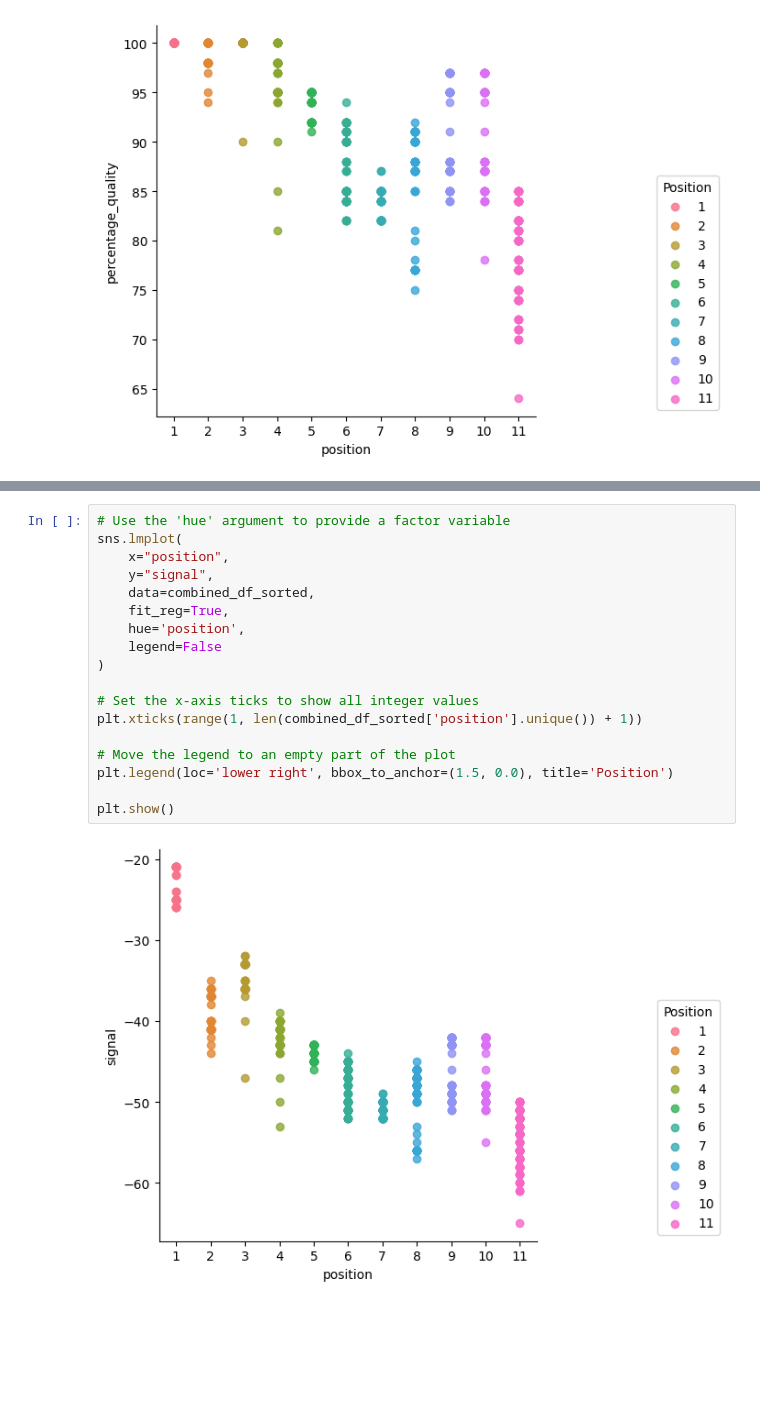
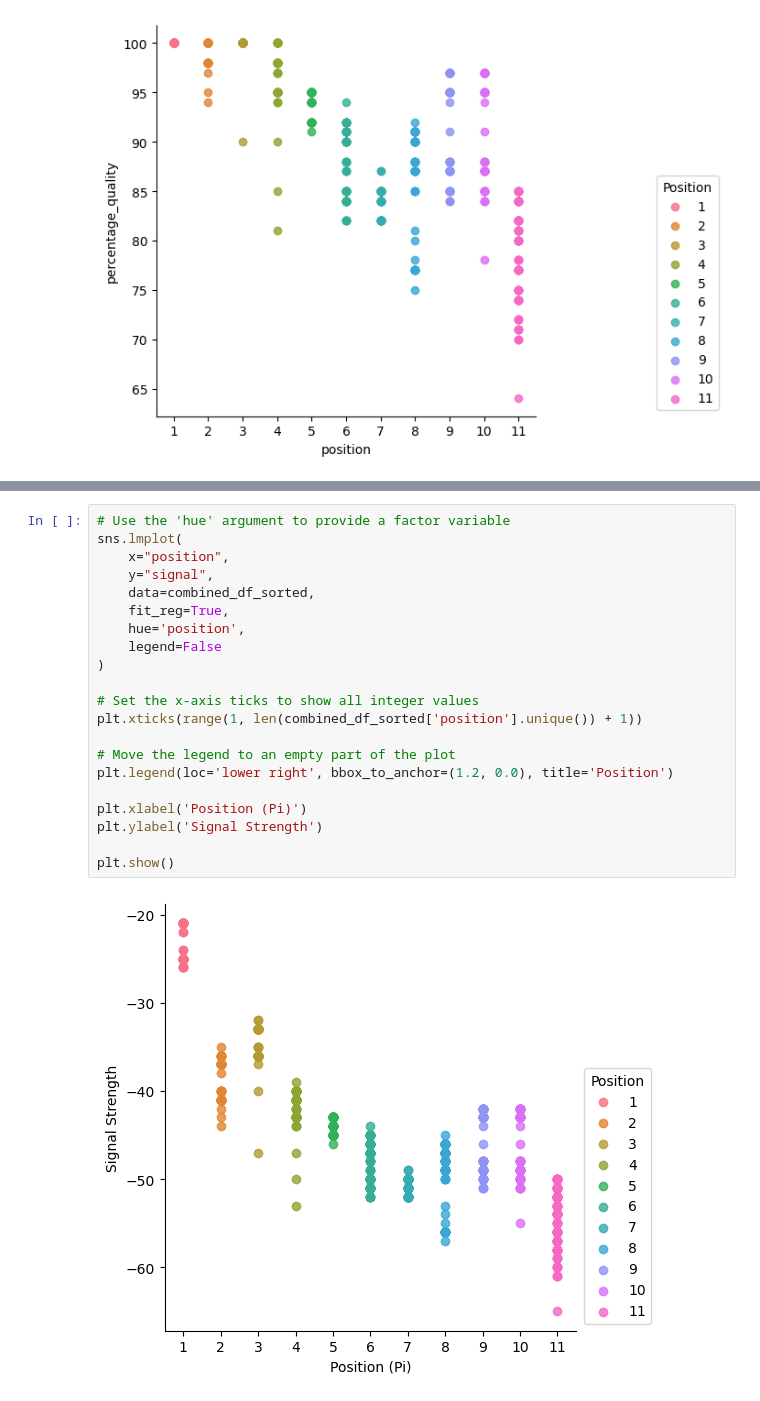
Before and after one commit to rafaelfigueredog/embedded-rssi-analysis, a Jupyter notebook: src/analysis/data-visualization.ipynb, the cells around one changed output, grey strips where cells are left out. Drawn from its saved outputs; the diff is of its cells as text; blank space fills up the shorter version.

```diff
--- a/src/analysis/data-visualization.ipynb
+++ b/src/analysis/data-visualization.ipynb
@@ -86,20 +107,23 @@ plt.show()
 # %%
 # Use the 'hue' argument to provide a factor variable
 sns.lmplot(
     x="position",
     y="signal",
     data=combined_df_sorted,
     fit_reg=True,
     hue='position',
     legend=False
 )
 
 # Set the x-axis ticks to show all integer values
 plt.xticks(range(1, len(combined_df_sorted['position'].unique()) + 1))
 
 # Move the legend to an empty part of the plot
-plt.legend(loc='lower right', bbox_to_anchor=(1.5, 0.0), title='Position')
+plt.legend(loc='lower right', bbox_to_anchor=(1.2, 0.0), title='Position')
+
+plt.xlabel('Position (Pi)')
+plt.ylabel('Signal Strength')
 
 plt.show()
 # %% [output]
-[figure, old version]
+[figure, new version]
```
Also changed, not shown: parts of 7 cells of this notebook, 1 other file.
